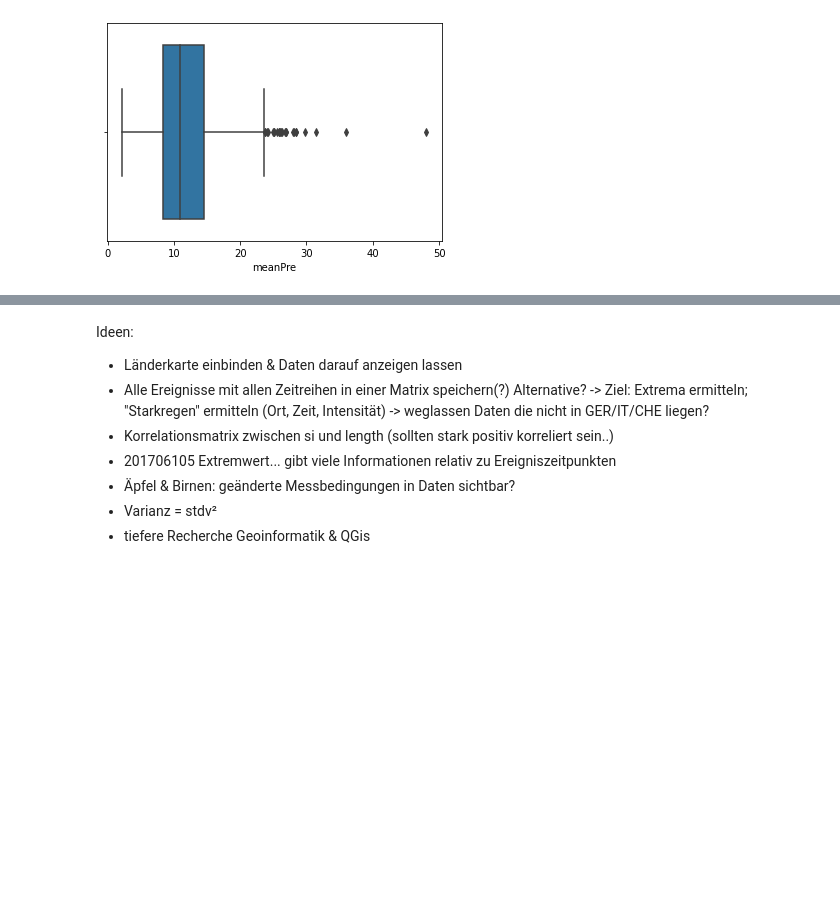
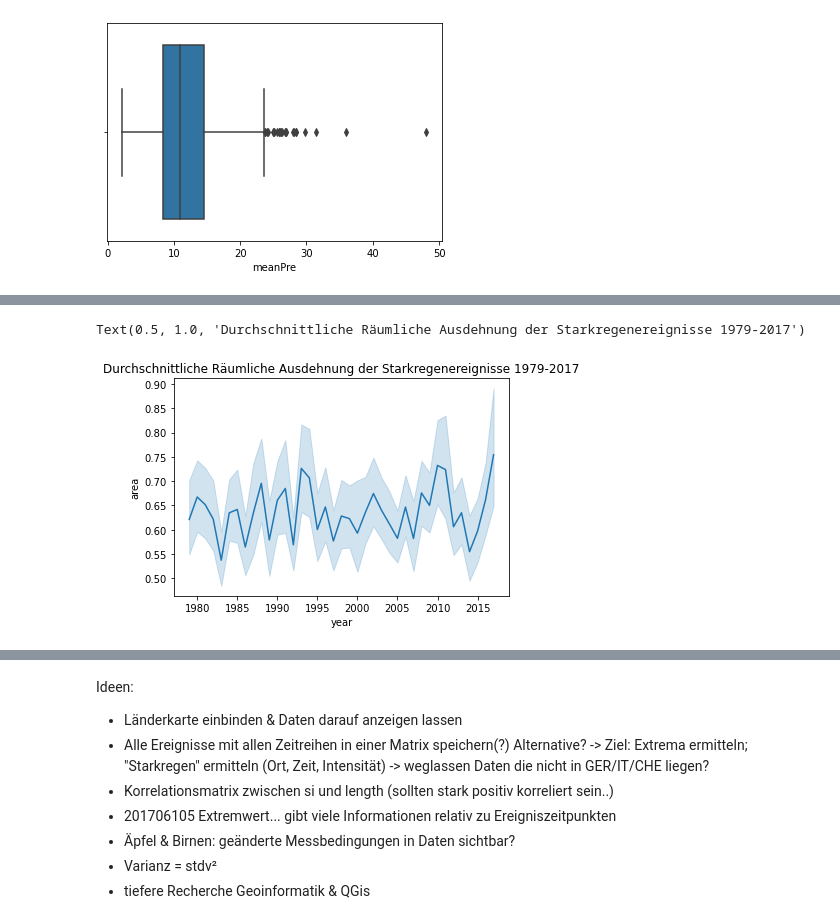
Before and after one commit to phucdev/va-gummistiefel-b, a Jupyter notebook: notebooks/VisualAnalytics_Datenexploration.ipynb, the cells around one changed output, grey strips where cells are left out. Drawn from its saved outputs; the diff is of its cells as text; code cells hidden in the pictures; blank space fills up the shorter version.

```diff
--- a/notebooks/VisualAnalytics_Datenexploration.ipynb
+++ b/notebooks/VisualAnalytics_Datenexploration.ipynb
@@ -208,0 +203,6 @@ _ = sns.boxplot(x=precip_events_df['meanPre'])
+# %%
+ax = sns.lineplot(x="year", y="area", data=events_df)
+ax.set_title("Durchschnittliche Räumliche Ausdehnung der Starkregenereignisse 1979-2017")
+# %% [output]
+Text(0.5, 1.0, 'Durchschnittliche Räumliche Ausdehnung der Starkregenereignisse 1979-2017')
+[figure, added]
```
Also changed, not shown: parts of 12 cells of this notebook, 1 other file.
